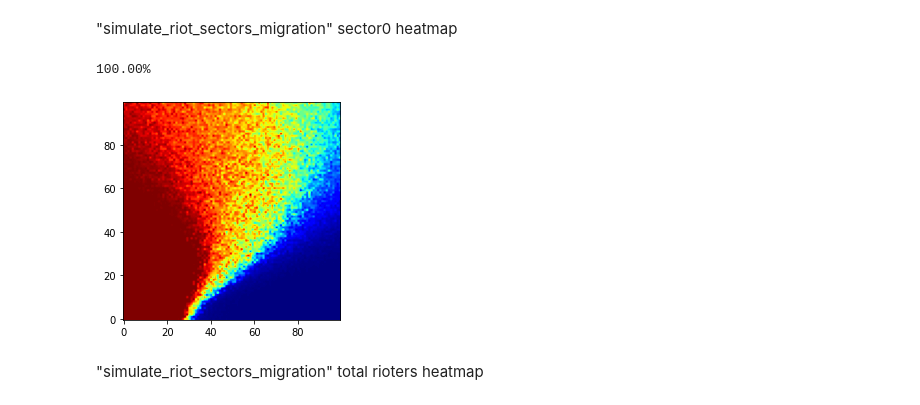
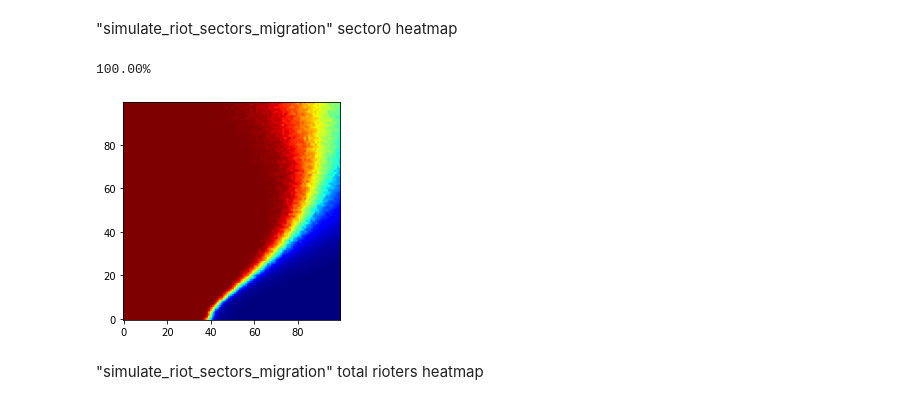
Before and after one commit to AlantheBenign/Critical-mass-model-for-social-dynamic, a Jupyter notebook: Modelo Novo/Sectors threshold model.ipynb, the cells around one changed output. Cells and saved outputs as stored; diff of their text form; code cells hidden in the pictures.

```diff
--- a/Modelo Novo/Sectors threshold model.ipynb
+++ b/Modelo Novo/Sectors threshold model.ipynb
@@ -82,8 +82,8 @@ deviations = np.arange(0,100)       # standard deviations of the normal distribu
 sector0_size = 100
 sector1_size = 100
 
-steps = 10
-simulations = 10
+steps = 100
+simulations = 100
 
 heat_map = np.zeros((100,100))
 
@@ -242,8 +242,8 @@ deviations = np.arange(0,100)       # standard deviations of the normal distribu
 sector0_size = 100
 sector1_size = 100
 
-steps = 10
-simulations = 10
+steps = 100
+simulations = 100
 
 heat_map = np.zeros((100,100))
 
@@ -280,8 +280,8 @@ deviations = np.arange(0,100)       # standard deviations of the normal distribu
 sector0_size = 100
 sector1_size = 100
 
-steps = 20
-simulations = 10
+steps = 100
+simulations = 100
 
 heat_map_maior = np.zeros((100,100))
 heat_map_menor= np.zeros((100,100))
@@ -351,36 +351,36 @@ averages_sample = np.arange(0,100)  # average value of the normal distribution
 deviations = np.arange(0,100)       # standard deviations of the normal distribution
 
 sector0_size = 100
 sector1_size = 100
 
-steps = 20
-simulations = 10
+steps = 100
+simulations = 100
 
 heat_map = np.zeros((100,100))
 
 for k in averages_sample:
     clear_output(wait=True)
     print(str("%.2f" % (100*k/99)+"%"), end="\n")
 
     for i in deviations:         # a set of simulations per standard deviation value
         average_size = 0
 
         for j in range(simulations):   # riot simulation
             agents = func.create_agents(N,k,i)
             system = func.System(agents, sector0_size, sector1_size)
             final = func.simulate_riot_sectors_migration(system, steps)[0][-1]
             average_size += final
 
         average_size = average_size/simulations
         heat_map[i][k] = average_size
 
 plt.figure()
 plt.imshow(heat_map, origin="lower",cmap="jet")
 #plt.savefig("Média e Desvio Padrão - Determinístico")
 plt.show()
 # %% [output]
 100.00%
-[figure, old version]
+[figure, new version]
 # %% [markdown]
 "simulate_riot_sectors_migration" total rioters heatmap
 # %%
```
Also changed, not shown: parts of 19 cells of this notebook.
